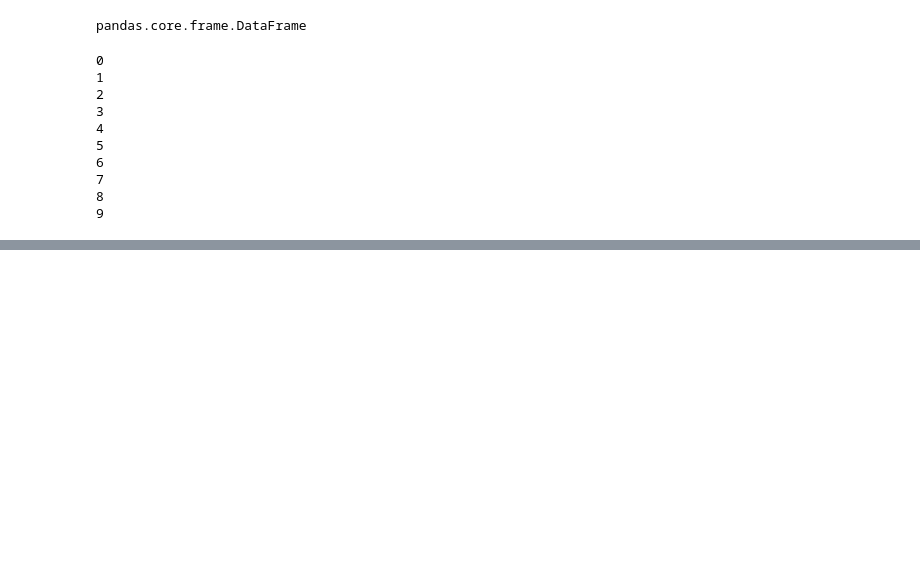
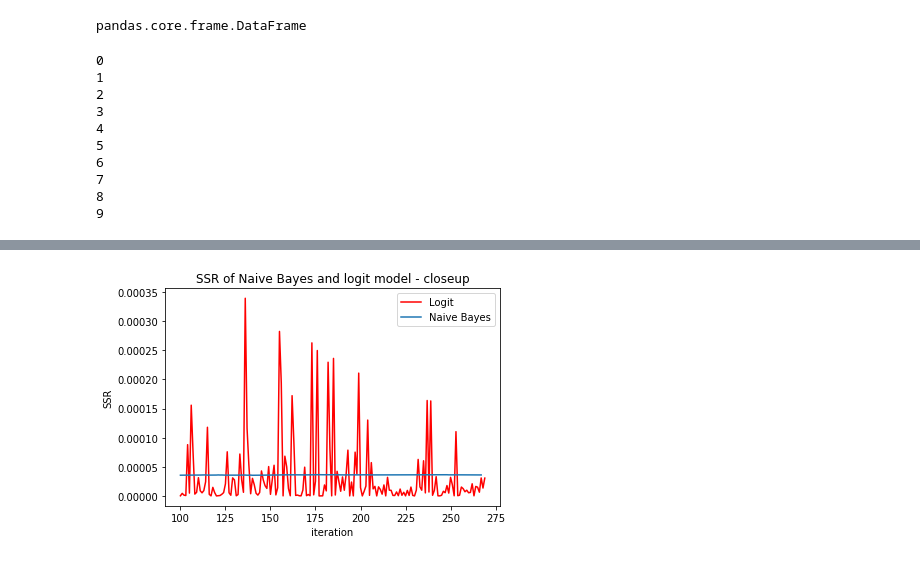
Before and after one commit to lafet1/Quant_Marketing_UvA, a Jupyter notebook: Ass_1/quant_mark_ass1.ipynb, the cells around one changed output, grey strips where cells are left out. Cells and saved outputs as stored; diff of their text form; code cells hidden in the pictures; blank space fills up the shorter version.

```diff
--- a/Ass_1/quant_mark_ass1.ipynb
+++ b/Ass_1/quant_mark_ass1.ipynb
@@ -164,0 +163,11 @@ Name: predicted CTR, dtype: float64
+# %%
+plt.plot(logit_pred[100:], c='red', label='Logit')
+results.iloc[100:268, 2].plot(label='Naive Bayes')
+plt.title('SSR of Naive Bayes and logit model - closeup')
+plt.xlabel('iteration')
+plt.ylabel('SSR')
+plt.legend()
+plt.savefig('nb_logit_SSR2.png', dpi = 1000)
+plt.show()
+# %% [output]
+[figure, added]
```
Also changed, not shown: parts of 10 cells of this notebook, 6 other files.
